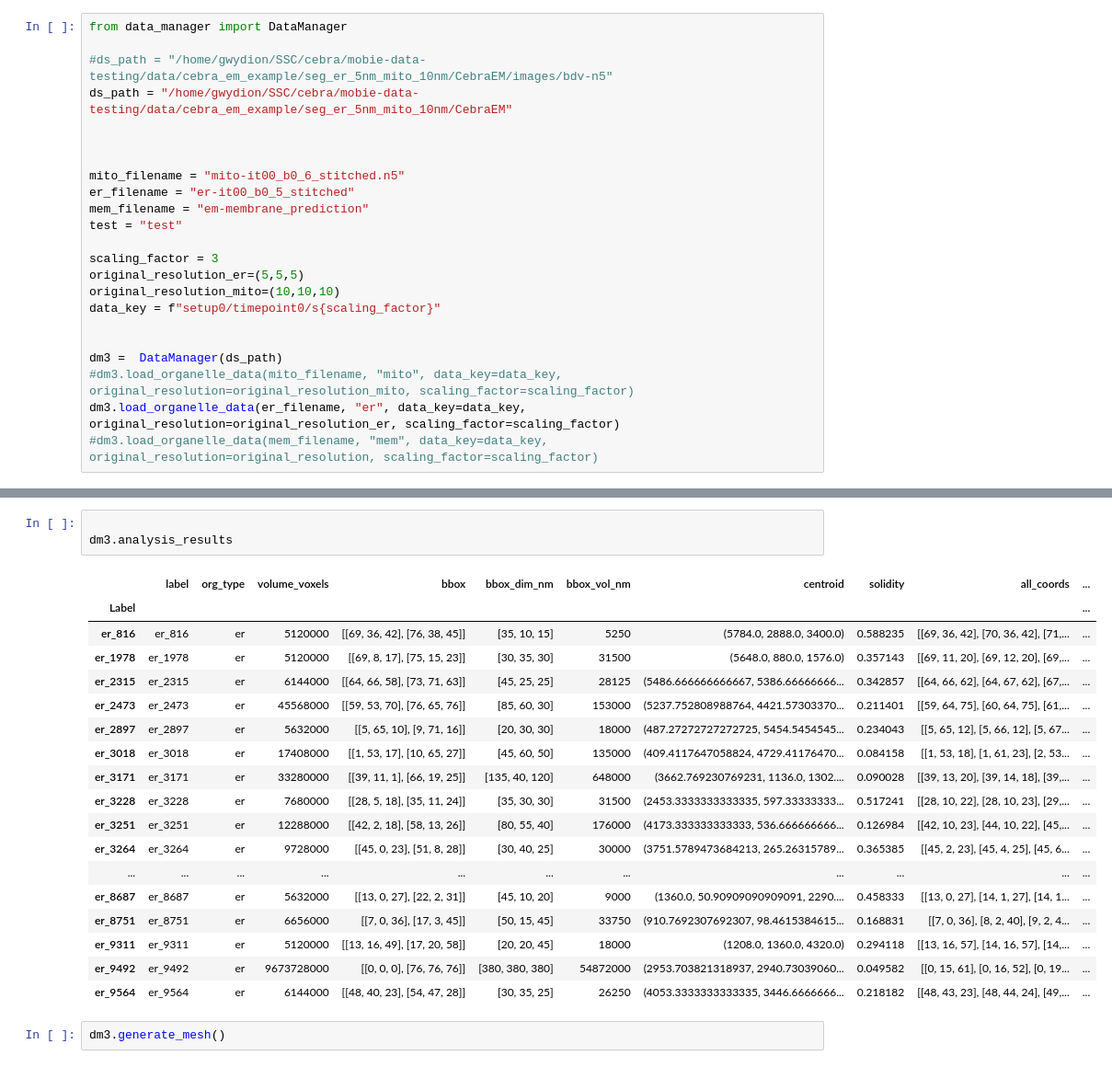
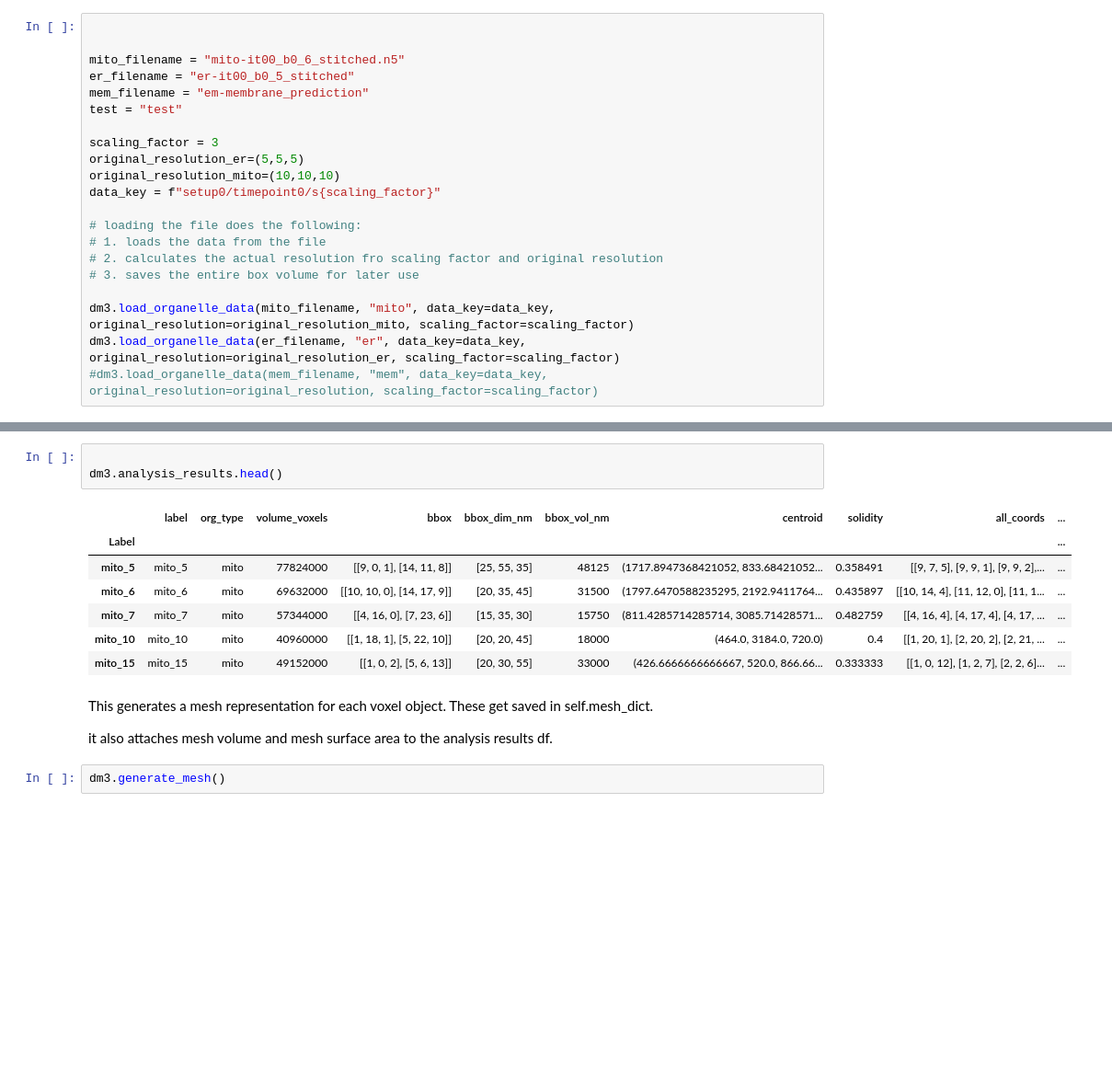
Before and after one commit to GwydionJon/mobie-test, a Jupyter notebook: nb_task_1_0.ipynb, the cells around one changed output, grey strips where cells are left out. Shown at 92% size. Saved outputs shown, nothing was run; the diff lists cells and outputs as text; blank space fills up the shorter version.

```diff
--- a/nb_task_1_0.ipynb
+++ b/nb_task_1_0.ipynb
@@ -1,9 +11,4 @@
 # %%
-from data_manager import DataManager
-
-#ds_path = "/home/gwydion/SSC/cebra/mobie-data-testing/data/cebra_em_example/seg_er_5nm_mito_10nm/CebraEM/images/bdv-n5"
-ds_path = "/home/gwydion/SSC/cebra/mobie-data-testing/data/cebra_em_example/seg_er_5nm_mito_10nm/CebraEM"
-
 
 
 mito_filename = "mito-it00_b0_6_stitched.n5"
@@ -16,9 +21,12 @@ original_resolution_er=(5,5,5)
 original_resolution_mito=(10,10,10)
 data_key = f"setup0/timepoint0/s{scaling_factor}"
 
+# loading the file does the following:
+# 1. loads the data from the file
+# 2. calculates the actual resolution fro scaling factor and original resolution
+# 3. saves the entire box volume for later use
 
-dm3 =  DataManager(ds_path)
-#dm3.load_organelle_data(mito_filename, "mito", data_key=data_key, original_resolution=original_resolution_mito, scaling_factor=scaling_factor)
+dm3.load_organelle_data(mito_filename, "mito", data_key=data_key, original_resolution=original_resolution_mito, scaling_factor=scaling_factor)
 dm3.load_organelle_data(er_filename, "er", data_key=data_key, original_resolution=original_resolution_er, scaling_factor=scaling_factor)
 #dm3.load_organelle_data(mem_filename, "mem", data_key=data_key, original_resolution=original_resolution, scaling_factor=scaling_factor)
 # %% [output]
@@ -49,25 +93,19 @@ computation has overflowed.
 # %%
 
-dm3.analysis_results
+dm3.analysis_results.head()
 # %% [output]
 |  | label | org_type | volume_voxels | bbox | bbox_dim_nm | bbox_vol_nm | centroid | solidity | all_coords | ... |
 | Label |  |  |  |  |  |  |  |  |  | ... |
-| er_816 | er_816 | er | 5120000 | [[69, 36, 42], [76, 38, 45]] | [35, 10, 15] | 5250 | (5784.0, 2888.0, 3400.0) | 0.588235 | [[69, 36, 42], [70, 36, 42], [71,... | ... |
-| er_1978 | er_1978 | er | 5120000 | [[69, 8, 17], [75, 15, 23]] | [30, 35, 30] | 31500 | (5648.0, 880.0, 1576.0) | 0.357143 | [[69, 11, 20], [69, 12, 20], [69,... | ... |
-| er_2315 | er_2315 | er | 6144000 | [[64, 66, 58], [73, 71, 63]] | [45, 25, 25] | 28125 | (5486.666666666667, 5386.66666666... | 0.342857 | [[64, 66, 62], [64, 67, 62], [67,... | ... |
-| er_2473 | er_2473 | er | 45568000 | [[59, 53, 70], [76, 65, 76]] | [85, 60, 30] | 153000 | (5237.752808988764, 4421.57303370... | 0.211401 | [[59, 64, 75], [60, 64, 75], [61,... | ... |
-| er_2897 | er_2897 | er | 5632000 | [[5, 65, 10], [9, 71, 16]] | [20, 30, 30] | 18000 | (487.27272727272725, 5454.5454545... | 0.234043 | [[5, 65, 12], [5, 66, 12], [5, 67... | ... |
-| er_3018 | er_3018 | er | 17408000 | [[1, 53, 17], [10, 65, 27]] | [45, 60, 50] | 135000 | (409.4117647058824, 4729.41176470... | 0.084158 | [[1, 53, 18], [1, 61, 23], [2, 53... | ... |
-| er_3171 | er_3171 | er | 33280000 | [[39, 11, 1], [66, 19, 25]] | [135, 40, 120] | 648000 | (3662.769230769231, 1136.0, 1302.... | 0.090028 | [[39, 13, 20], [39, 14, 18], [39,... | ... |
-| er_3228 | er_3228 | er | 7680000 | [[28, 5, 18], [35, 11, 24]] | [35, 30, 30] | 31500 | (2453.3333333333335, 597.33333333... | 0.517241 | [[28, 10, 22], [28, 10, 23], [29,... | ... |
-| er_3251 | er_3251 | er | 12288000 | [[42, 2, 18], [58, 13, 26]] | [80, 55, 40] | 176000 | (4173.333333333333, 536.666666666... | 0.126984 | [[42, 10, 23], [44, 10, 22], [45,... | ... |
-| er_3264 | er_3264 | er | 9728000 | [[45, 0, 23], [51, 8, 28]] | [30, 40, 25] | 30000 | (3751.5789473684213, 265.26315789... | 0.365385 | [[45, 2, 23], [45, 4, 25], [45, 6... | ... |
-| ... | ... | ... | ... | ... | ... | ... | ... | ... | ... | ... |
-| er_8687 | er_8687 | er | 5632000 | [[13, 0, 27], [22, 2, 31]] | [45, 10, 20] | 9000 | (1360.0, 50.90909090909091, 2290.... | 0.458333 | [[13, 0, 27], [14, 1, 27], [14, 1... | ... |
-| er_8751 | er_8751 | er | 6656000 | [[7, 0, 36], [17, 3, 45]] | [50, 15, 45] | 33750 | (910.7692307692307, 98.4615384615... | 0.168831 | [[7, 0, 36], [8, 2, 40], [9, 2, 4... | ... |
-| er_9311 | er_9311 | er | 5120000 | [[13, 16, 49], [17, 20, 58]] | [20, 20, 45] | 18000 | (1208.0, 1360.0, 4320.0) | 0.294118 | [[13, 16, 57], [14, 16, 57], [14,... | ... |
-| er_9492 | er_9492 | er | 9673728000 | [[0, 0, 0], [76, 76, 76]] | [380, 380, 380] | 54872000 | (2953.703821318937, 2940.73039060... | 0.049582 | [[0, 15, 61], [0, 16, 52], [0, 19... | ... |
-| er_9564 | er_9564 | er | 6144000 | [[48, 40, 23], [54, 47, 28]] | [30, 35, 25] | 26250 | (4053.3333333333335, 3446.6666666... | 0.218182 | [[48, 43, 23], [48, 44, 24], [49,... | ... |
+| mito_5 | mito_5 | mito | 77824000 | [[9, 0, 1], [14, 11, 8]] | [25, 55, 35] | 48125 | (1717.8947368421052, 833.68421052... | 0.358491 | [[9, 7, 5], [9, 9, 1], [9, 9, 2],... | ... |
+| mito_6 | mito_6 | mito | 69632000 | [[10, 10, 0], [14, 17, 9]] | [20, 35, 45] | 31500 | (1797.6470588235295, 2192.9411764... | 0.435897 | [[10, 14, 4], [11, 12, 0], [11, 1... | ... |
+| mito_7 | mito_7 | mito | 57344000 | [[4, 16, 0], [7, 23, 6]] | [15, 35, 30] | 15750 | (811.4285714285714, 3085.71428571... | 0.482759 | [[4, 16, 4], [4, 17, 4], [4, 17, ... | ... |
+| mito_10 | mito_10 | mito | 40960000 | [[1, 18, 1], [5, 22, 10]] | [20, 20, 45] | 18000 | (464.0, 3184.0, 720.0) | 0.4 | [[1, 20, 1], [2, 20, 2], [2, 21, ... | ... |
+| mito_15 | mito_15 | mito | 49152000 | [[1, 0, 2], [5, 6, 13]] | [20, 30, 55] | 33000 | (426.6666666666667, 520.0, 866.66... | 0.333333 | [[1, 0, 12], [1, 2, 7], [2, 2, 6]... | ... |
+# %% [markdown]
+This generates a mesh representation for each voxel object.
+These get saved in self.mesh_dict.
+
+it also attaches mesh volume and mesh surface area to the analysis results df.
 # %%
 dm3.generate_mesh()
 # %%
```
Also changed, not shown: parts of 11 cells of this notebook, 4 other files.
